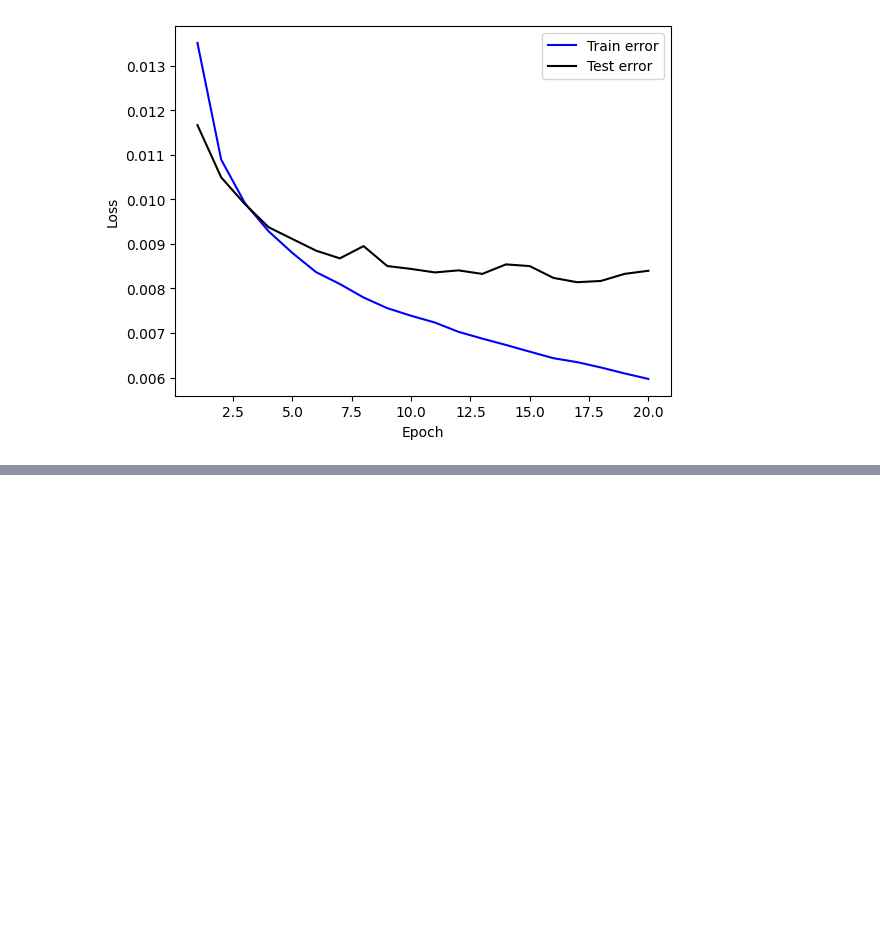
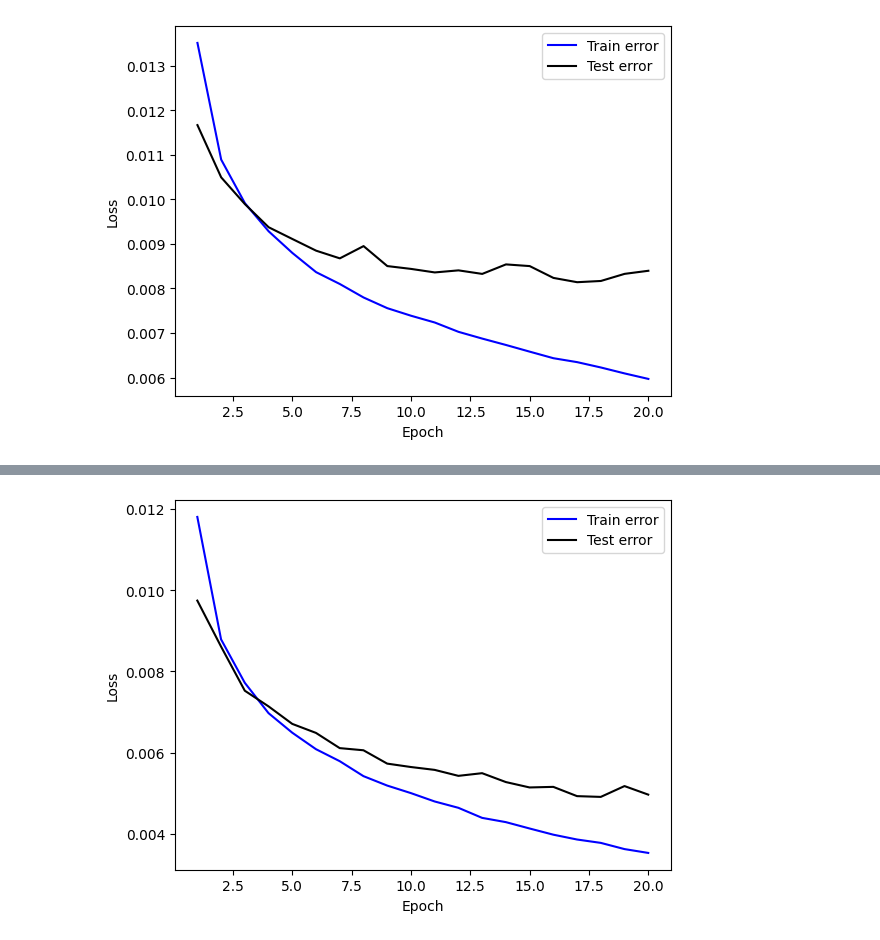
Before and after one commit to opado7/DeepLearning, a Jupyter notebook: 3주차_합성곱신경망.ipynb, the cells around one changed output, grey strips where cells are left out. Cells and saved outputs as stored; diff of their text form; code cells hidden in the pictures; blank space fills up the shorter version.

```diff
--- a/3주차_합성곱신경망.ipynb
+++ b/3주차_합성곱신경망.ipynb
@@ -268,0 +434,11 @@ plt.show()
+# %%
+# 학습 곡선 출력(손실)
+
+plt.plot(history[:, 0], history[:, 1], 'b', label='Train error')
+plt.plot(history[:, 0], history[:, 3], 'k', label='Test error')
+plt.xlabel('Epoch')
+plt.ylabel('Loss')
+plt.legend()
+plt.show()
+# %% [output]
+[figure, added]
```
Also changed, not shown: parts of 9 cells of this notebook.
